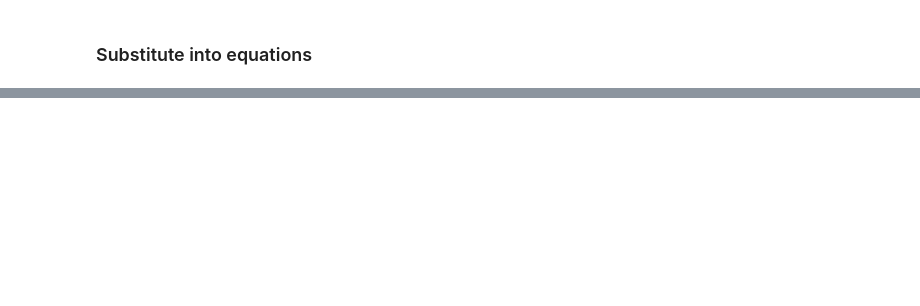
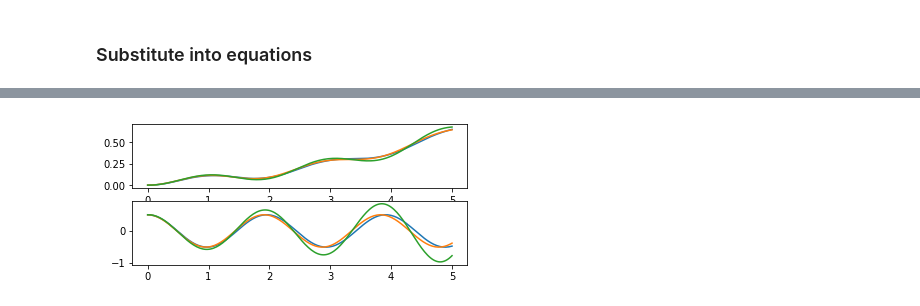
Before and after one commit to darfRaider/PendulumCart, a Jupyter notebook: PendulumCart.ipynb, the cells around one changed output, grey strips where cells are left out. Cells and saved outputs as stored; diff of their text form; code cells hidden in the pictures; blank space fills up the shorter version.

```diff
--- a/PendulumCart.ipynb
+++ b/PendulumCart.ipynb
@@ -257,0 +104,3 @@ A
+# %%
+sol_dz2 = sp.solve(gEOM2,z2.diff(t))[0]
+sol_dz2
@@ -257,0 +310,9 @@ A
+# %%
+fig2 = plt.figure(2)
+for i, r in enumerate(res):
+    ax2 = fig2.add_subplot(3, 1, 1)
+    plotCartPosition(t,r,'k',ax2)
+
+    ax2 = fig2.add_subplot(3, 1, 2)
+    plotBarAngle(t,r,'k',ax2)
+# %% [output]
@@ -257,0 +321 @@ A
+[figure, added]
```
Also changed, not shown: parts of 64 cells of this notebook.
